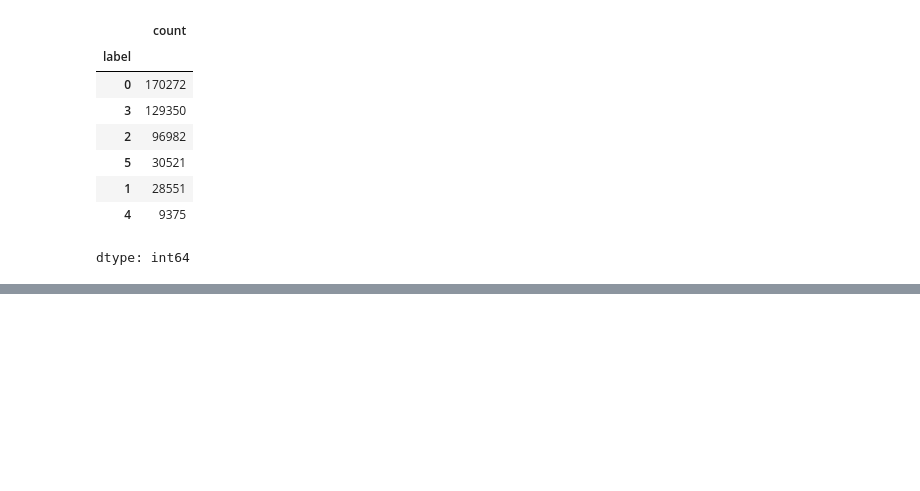
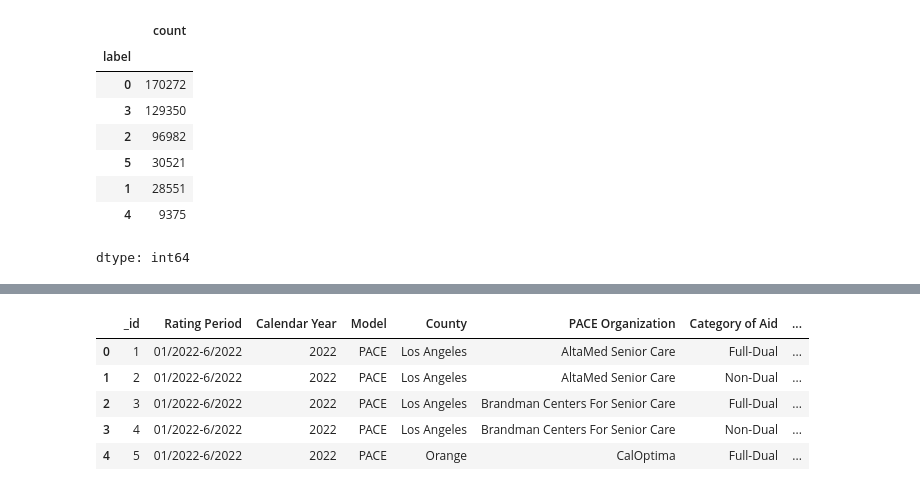
Before and after one commit to alexandrarh/mind-the-age, a Jupyter notebook: initial_exploration_and_workflow.ipynb, the cells around one changed output, grey strips where cells are left out. Drawn from its saved outputs; the diff is of its cells as text; code cells hidden in the pictures; blank space fills up the shorter version.

```diff
--- a/initial_exploration_and_workflow.ipynb
+++ b/initial_exploration_and_workflow.ipynb
@@ -73,0 +113,17 @@ dtype: int64
+# %%
+# Define a function to clean up the values
+def clean_dollar(value):
+    return value.replace('$', '').strip()
+
+# Apply the function to the relevant columns
+columns_to_clean = ['Lower Bound', 'Midpoint', 'Upper Bound', 'AWOP']
+pace[columns_to_clean] = pace[columns_to_clean].applymap(clean_dollar)
+# %%
+pace.head()
+# %% [output]
+|  | _id | Rating Period | Calendar Year | Model | County | PACE Organization | Category of Aid | ... |
+| 0 | 1 | 01/2022-6/2022 | 2022 | PACE | Los Angeles | AltaMed Senior Care | Full-Dual | ... |
+| 1 | 2 | 01/2022-6/2022 | 2022 | PACE | Los Angeles | AltaMed Senior Care | Non-Dual | ... |
+| 2 | 3 | 01/2022-6/2022 | 2022 | PACE | Los Angeles | Brandman Centers For Senior Care | Full-Dual | ... |
+| 3 | 4 | 01/2022-6/2022 | 2022 | PACE | Los Angeles | Brandman Centers For Senior Care | Non-Dual | ... |
+| 4 | 5 | 01/2022-6/2022 | 2022 | PACE | Orange | CalOptima | Full-Dual | ... |
```
Also changed, not shown: parts of 10 cells of this notebook, 2 other files.
